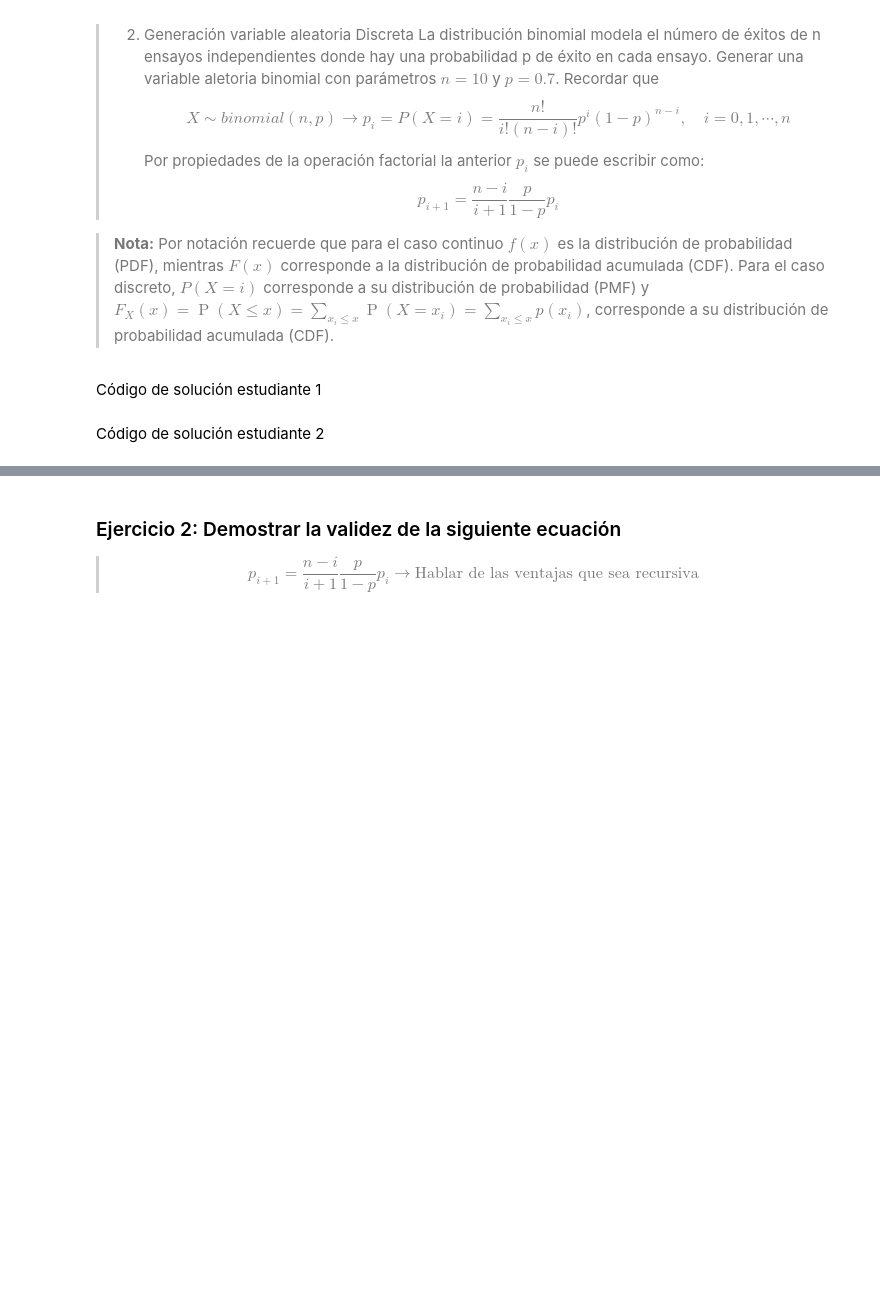
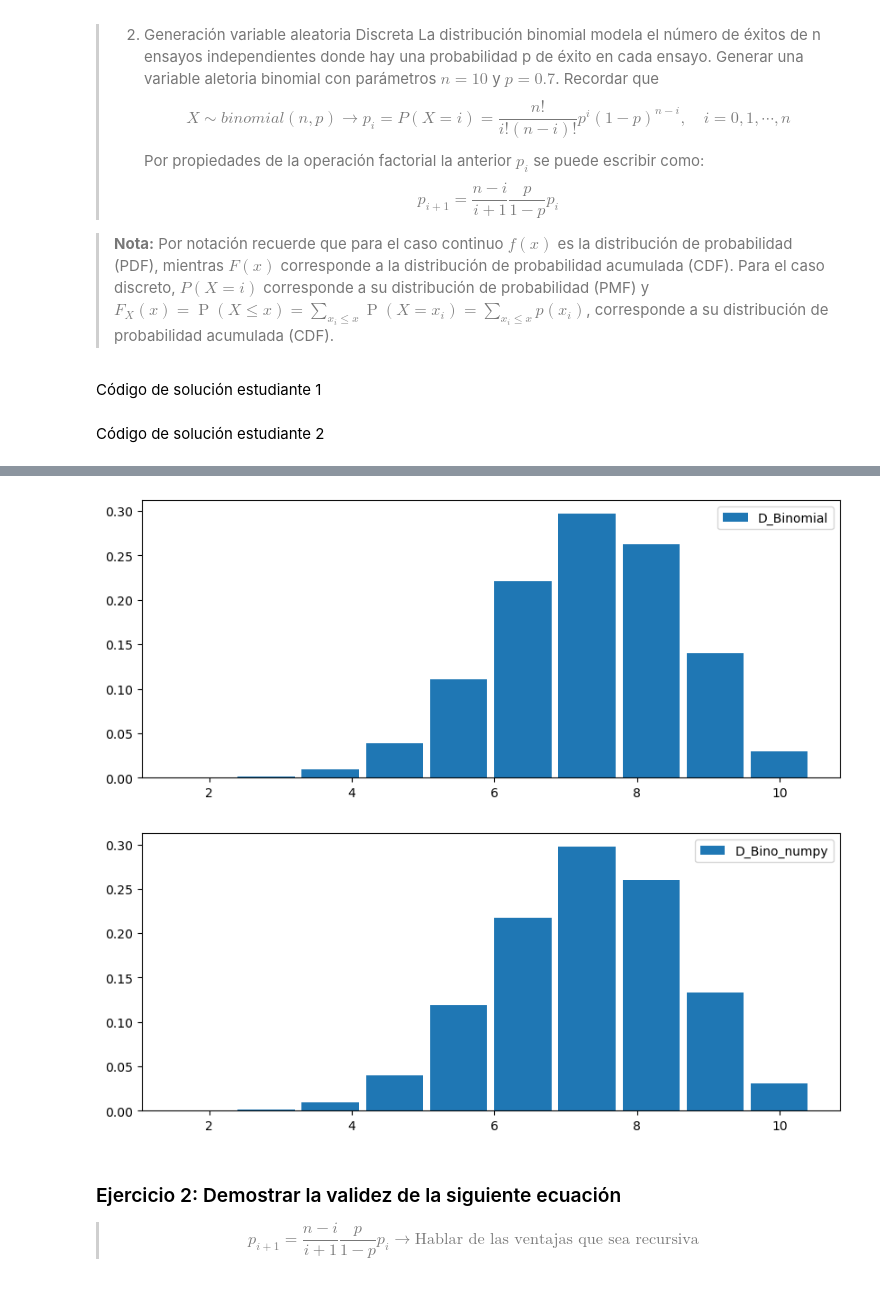
Before and after one commit to MichVT/ProyectoConjunto_MValadez_MValenzuela, a Jupyter notebook: ProyectoConjunto_MValadez_MValenzuela.ipynb, the cells around one changed output, grey strips where cells are left out. Saved outputs shown, nothing was run; the diff lists cells and outputs as text; code cells hidden in the pictures; blank space fills up the shorter version.

```diff
--- a/ProyectoConjunto_MValadez_MValenzuela.ipynb
+++ b/ProyectoConjunto_MValadez_MValenzuela.ipynb
@@ -52,3 +65,50 @@ Código de solución estudiante 2
+# %%
+#2
+def P_acum_Binomial_o(n,p):
+    Pr = np.zeros(n)
+    Pr[0] = (1-p)**n
+    def pr(i):
+        nonlocal Pr
+        c  = p/(1-p)
+        Pr[i+1]=(c*(n-i)/(i+1))*Pr[i]
+
+    [pr(i) for i in range(n-1)]
+    return np.cumsum(Pr)
+def Gen_distr_discreta(p_acum: 'P.Acumulada de la distribución a generar',
+                       indices: 'valores reales a generar aleatoriamente',
+                       N: 'cantidad de números aleatorios a generar'):
+    U =np.random.rand(N)
+    # Diccionario de valores aleatorios
+    rand2reales = {i: idx for i, idx in enumerate(indices)}
+
+    # Series de los valores aletorios
+    y = pd.Series([sum([1 for p in p_acum if p < ui]) for ui in U]).map(rand2reales)
+
+    return y
+# %%
+n = 10; p = 0.7; N = 10**4
+
+p_acum = P_acum_Binomial_o(n,p)
+
+d_binomial = Gen_distr_discreta(p_acum, np.arange(0, n+1), N)
+
+d_bino_numpy = np.random.binomial(n,p,N)
+# %%
+def plot_histogram_discrete(distribucion:'señal de varibles aleatorias de un distribución DISCRETA dada',
+                            label:'label del legend a aparecer en el gráfica',
+                            densidad:'por defecto regresa el histograma en densidad'=True):
+    # len(set(distribucion)) cuenta la cantidad de elementos distintos de la variable 'distribucion'
+    plt.figure(figsize=[10,4])
+    y, x = np.histogram(distribucion, bins=len(set(distribucion)), density=densidad)
+    plt.bar(x[1:], y, label=label)
+    plt.legend()
+    plt.show()
+# %%
+plot_histogram_discrete(d_binomial, "D_Binomial")
+plot_histogram_discrete(d_bino_numpy, "D_Bino_numpy")
+# %% [output]
+[figure, added]
+[figure, added]
 # %% [markdown]
 ### Ejercicio 2: Demostrar la validez de la siguiente ecuación
 >$$p_{i+1}=\frac{n-i}{i+1}\frac{p}{1-p} p_i \longrightarrow \text{Hablar de las ventajas que sea recursiva}$$
```
Also changed, not shown: parts of 4 cells of this notebook.
